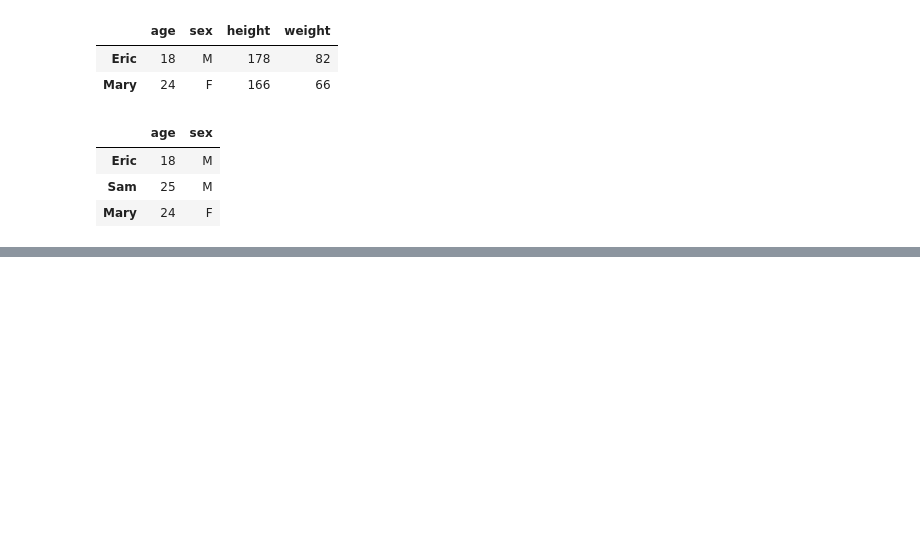
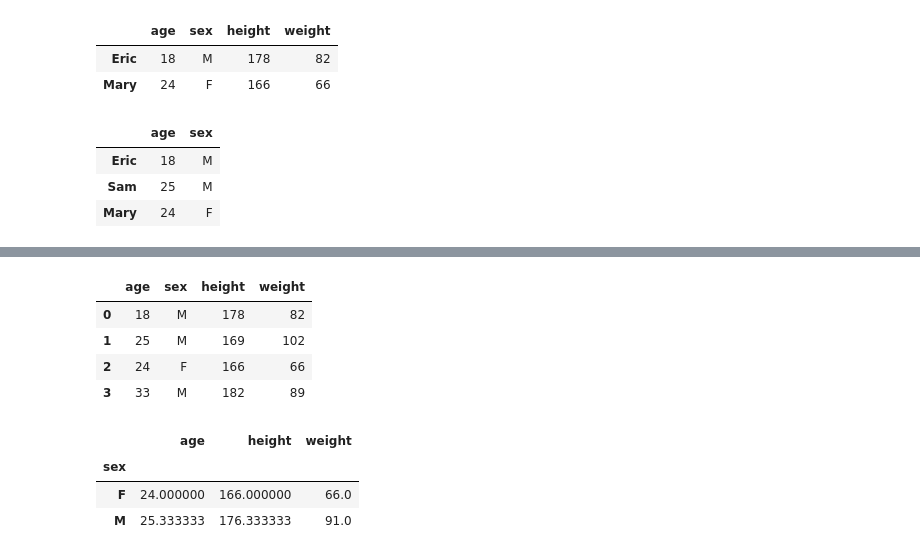
Before and after one commit to clivelo/pandas_exercises_and_notes, a Jupyter notebook: pandas_notes.ipynb, the cells around one changed output, grey strips where cells are left out. Cells and saved outputs as stored; diff of their text form; code cells hidden in the pictures; blank space fills up the shorter version.

```diff
--- a/pandas_notes.ipynb
+++ b/pandas_notes.ipynb
@@ -455,0 +706,19 @@ df.drop(columns=["height", "weight"])
+# %%
+df = pd.DataFrame(
+    {"age": [18, 25, 24, 33], "sex": ["M", "M", "F", "M"],
+     "height": [178, 169, 166, 182], "weight": [82, 102, 66, 89]})
+df
+# %% [output]
+|  | age | sex | height | weight |
+| 0 | 18 | M | 178 | 82 |
+| 1 | 25 | M | 169 | 102 |
+| 2 | 24 | F | 166 | 66 |
+| 3 | 33 | M | 182 | 89 |
+# %%
+# You could use summary functions on the groupby object
+df.groupby(by="sex").mean()
+# %% [output]
+|  | age | height | weight |
+| sex |  |  |  |
+| F | 24.000000 | 166.000000 | 66.0 |
+| M | 25.333333 | 176.333333 | 91.0 |
```
Also changed, not shown: parts of 33 cells of this notebook, 1 other file.
